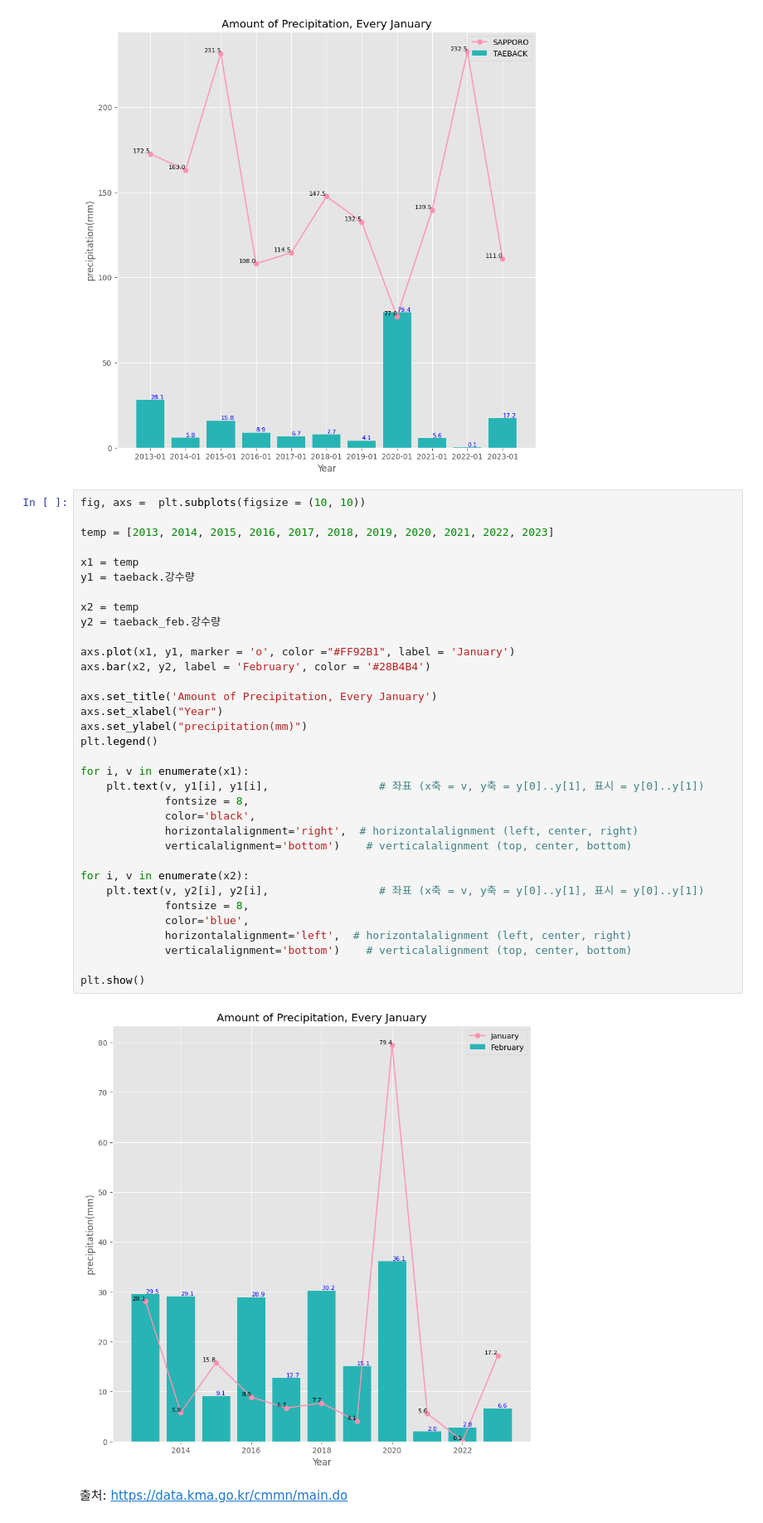
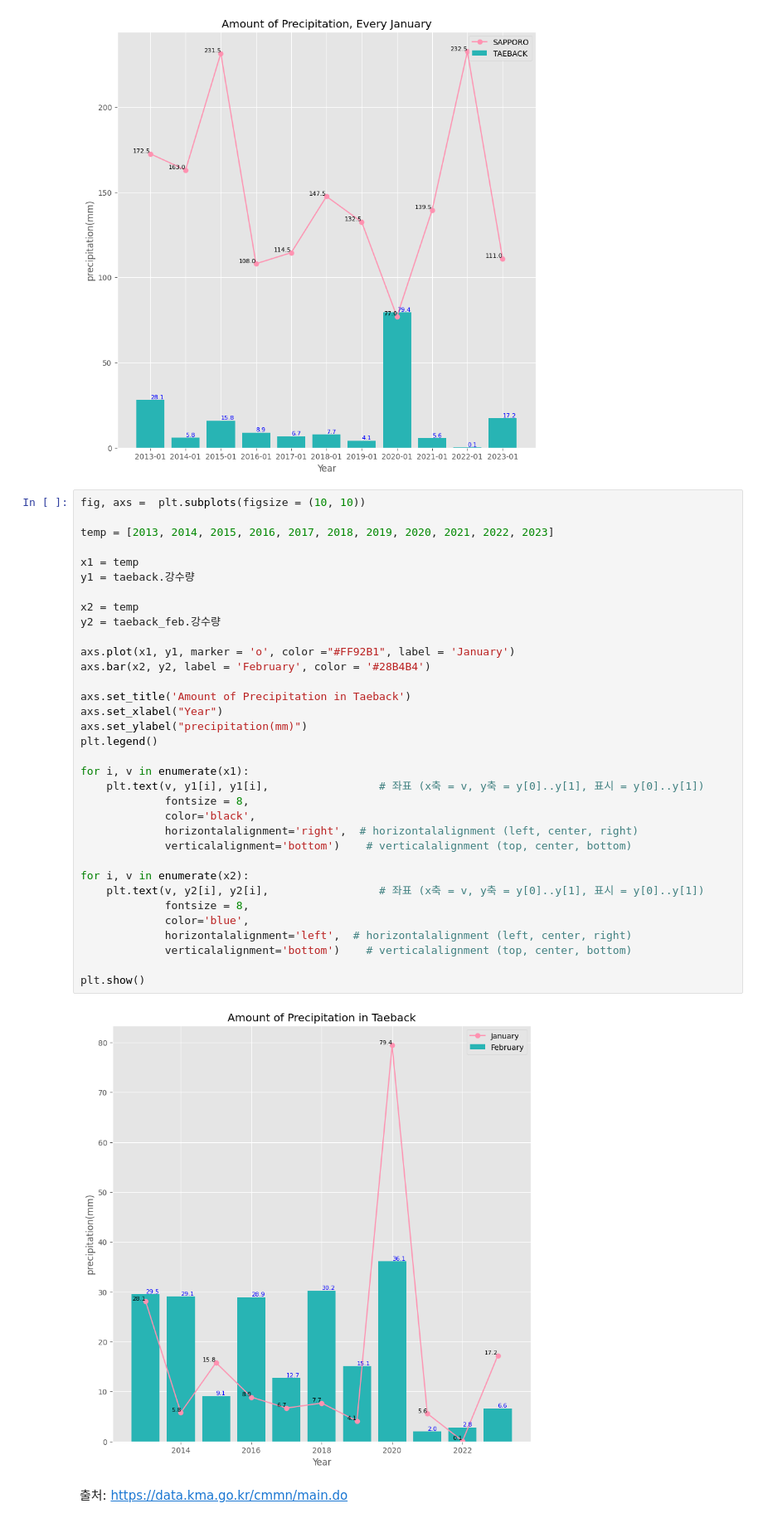
Before and after one commit to choi00608/DataAnalysyPrograming, a Jupyter notebook: sapporo_taeback_monthly_precipitation.ipynb, the cells around one changed output. Shown at 83% size. Cells and saved outputs as stored; diff of their text form.

```diff
--- a/sapporo_taeback_monthly_precipitation.ipynb
+++ b/sapporo_taeback_monthly_precipitation.ipynb
@@ -140,34 +140,34 @@ temp = [2013, 2014, 2015, 2016, 2017, 2018, 2019, 2020, 2021, 2022, 2023]
 
 x1 = temp
 y1 = taeback.강수량
 
 x2 = temp
 y2 = taeback_feb.강수량
 
 axs.plot(x1, y1, marker = 'o', color ="#FF92B1", label = 'January')
 axs.bar(x2, y2, label = 'February', color = '#28B4B4')
 
-axs.set_title('Amount of Precipitation, Every January')
+axs.set_title('Amount of Precipitation in Taeback')
 axs.set_xlabel("Year")
 axs.set_ylabel("precipitation(mm)")
 plt.legend()
 
 for i, v in enumerate(x1):
     plt.text(v, y1[i], y1[i],                 # 좌표 (x축 = v, y축 = y[0]..y[1], 표시 = y[0]..y[1])
              fontsize = 8,
              color='black',
              horizontalalignment='right',  # horizontalalignment (left, center, right)
              verticalalignment='bottom')    # verticalalignment (top, center, bottom)
 
 for i, v in enumerate(x2):
     plt.text(v, y2[i], y2[i],                 # 좌표 (x축 = v, y축 = y[0]..y[1], 표시 = y[0]..y[1])
              fontsize = 8,
              color='blue',
              horizontalalignment='left',  # horizontalalignment (left, center, right)
              verticalalignment='bottom')    # verticalalignment (top, center, bottom)
 
 plt.show()
 # %% [output]
-[figure, old version]
+[figure, new version]
 # %% [markdown]
 출처: https://data.kma.go.kr/cmmn/main.do
```
